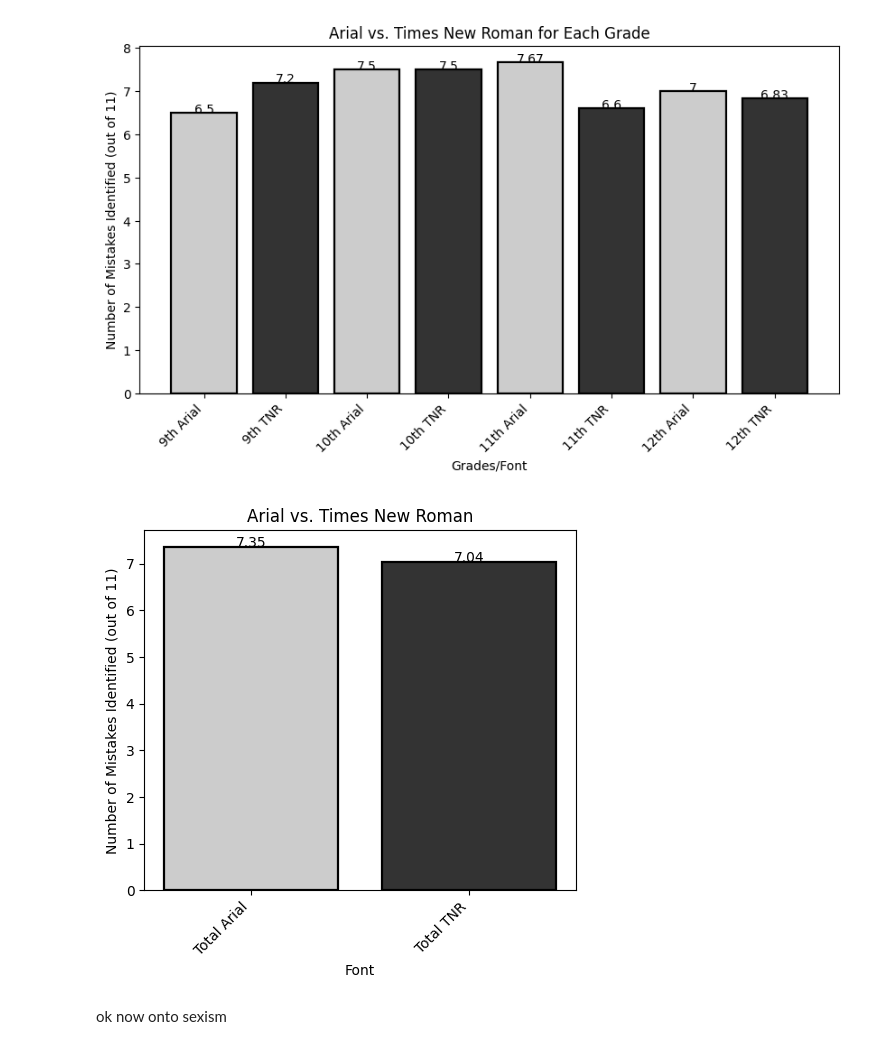
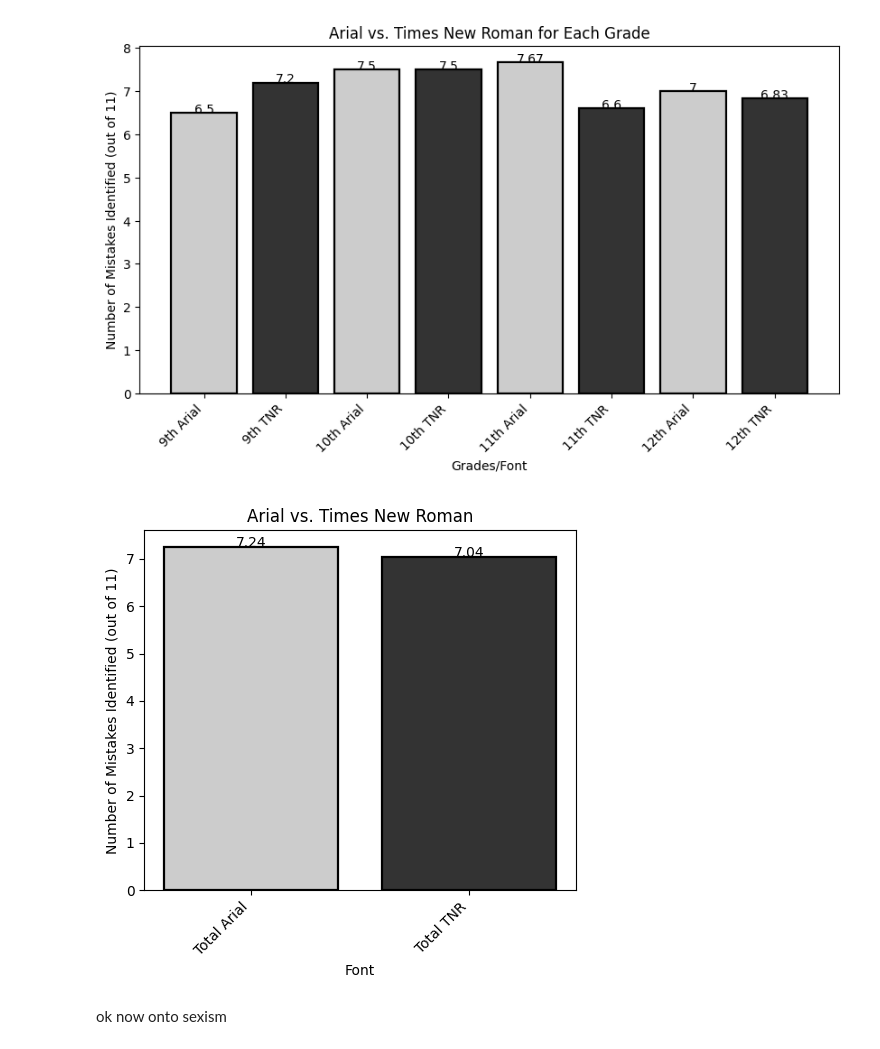
Before and after one commit to Thv1364/temporarything, a Jupyter notebook: stuff.ipynb, the cells around one changed output. Cells and saved outputs as stored; diff of their text form; code cells hidden in the pictures.

```diff
--- a/stuff.ipynb
+++ b/stuff.ipynb
@@ -34,34 +34,34 @@ plt.show()
 # %%
 import matplotlib.pyplot as plt
 import numpy as np
 
 # Sample data
 categories = ['Total Arial', 'Total TNR']
-values = [7.35, 7.04]
+values = [7.24, 7.04]
 
 bar_colors=[(0.8,0.8,0.8), (0.2,0.2,0.2)]*((len(categories)//2))
 
 plt.figure(figsize=(5, 5))
 def add_labels(x, y):
     for i in range(len(x)):
         plt.text(i, y[i], y[i],ha='center')
 # Create the bar graph
 plt.bar(categories, values,color=bar_colors,edgecolor='black', linewidth=1.6)
 #colors = ['skyblue', 'lightcoral'] * (len(categories) // 2)
 
 
 # Add labels and title
 plt.xlabel('Font')
 plt.ylabel('Number of Mistakes Identified (out of 11)')
 plt.title('Arial vs. Times New Roman')
 plt.xticks(rotation=45, ha='right') # Rotate labels by 45 degrees and align to the right
 plt.tight_layout()
 add_labels(categories, values)
 # Display the plot
 plt.savefig('figure4.png', dpi=3000)
 plt.show()
 # %% [output]
-[figure, old version]
+[figure, new version]
 # %% [markdown]
 ok now onto sexism
 # %%
```
Also changed, not shown: parts of 2 cells of this notebook, 1 other file.
